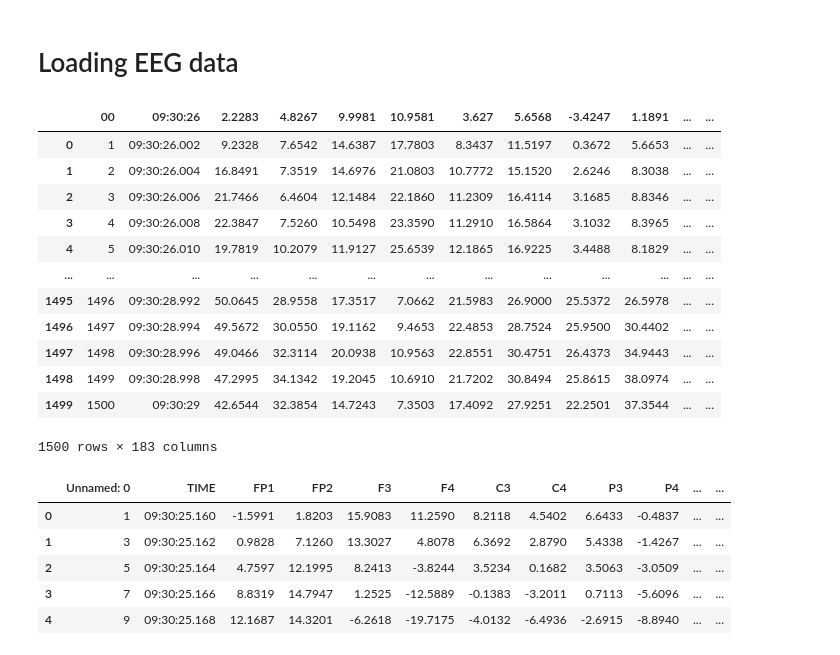
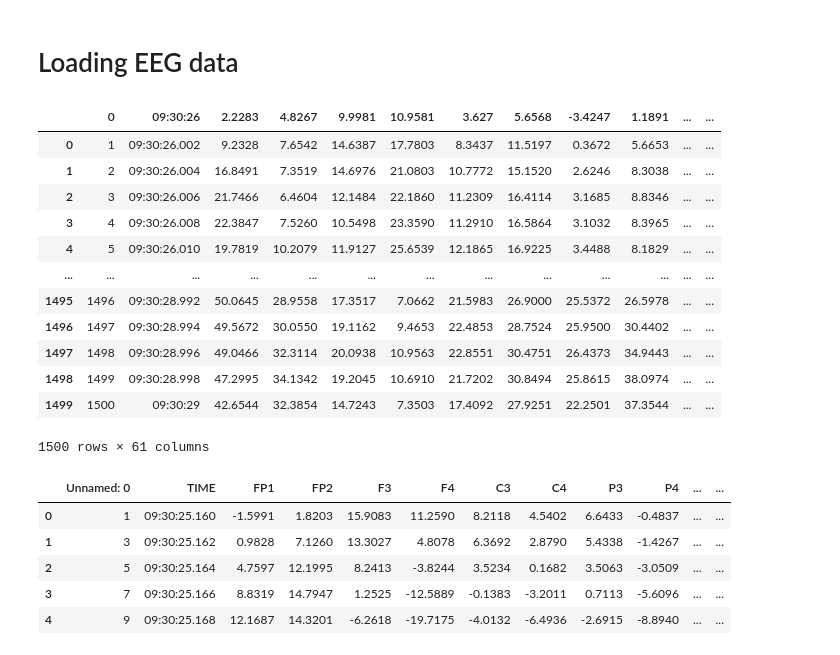
Before and after one commit to VakhromeevaKate/parkinson-disease-eeg, a Jupyter notebook: ParkinsonEEGDetection.ipynb, the cells around one changed output. Drawn from its saved outputs; the diff is of its cells as text; code cells hidden in the pictures.

```diff
--- a/ParkinsonEEGDetection.ipynb
+++ b/ParkinsonEEGDetection.ipynb
@@ -100,22 +100,22 @@ df1 = pd.read_csv(path + 'task_1.txt')
 df2 = pd.read_csv(path + 'task_2.txt')
 df3 = pd.read_csv(path + 'task_3.txt')
 # df = df1.join(df2).join(df3)
-# %%
-df
-# %% [output]
-|  | 00 | 09:30:26 | 2.2283 | 4.8267 | 9.9981 | 10.9581 | 3.627 | 5.6568 | -3.4247 | 1.1891 | ... | ... |
-| 0 | 1 | 09:30:26.002 | 9.2328 | 7.6542 | 14.6387 | 17.7803 | 8.3437 | 11.5197 | 0.3672 | 5.6653 | ... | ... |
-| 1 | 2 | 09:30:26.004 | 16.8491 | 7.3519 | 14.6976 | 21.0803 | 10.7772 | 15.1520 | 2.6246 | 8.3038 | ... | ... |
-| 2 | 3 | 09:30:26.006 | 21.7466 | 6.4604 | 12.1484 | 22.1860 | 11.2309 | 16.4114 | 3.1685 | 8.8346 | ... | ... |
-| 3 | 4 | 09:30:26.008 | 22.3847 | 7.5260 | 10.5498 | 23.3590 | 11.2910 | 16.5864 | 3.1032 | 8.3965 | ... | ... |
-| 4 | 5 | 09:30:26.010 | 19.7819 | 10.2079 | 11.9127 | 25.6539 | 12.1865 | 16.9225 | 3.4488 | 8.1829 | ... | ... |
-| ... | ... | ... | ... | ... | ... | ... | ... | ... | ... | ... | ... | ... |
-| 1495 | 1496 | 09:30:28.992 | 50.0645 | 28.9558 | 17.3517 | 7.0662 | 21.5983 | 26.9000 | 25.5372 | 26.5978 | ... | ... |
-| 1496 | 1497 | 09:30:28.994 | 49.5672 | 30.0550 | 19.1162 | 9.4653 | 22.4853 | 28.7524 | 25.9500 | 30.4402 | ... | ... |
-| 1497 | 1498 | 09:30:28.996 | 49.0466 | 32.3114 | 20.0938 | 10.9563 | 22.8551 | 30.4751 | 26.4373 | 34.9443 | ... | ... |
-| 1498 | 1499 | 09:30:28.998 | 47.2995 | 34.1342 | 19.2045 | 10.6910 | 21.7202 | 30.8494 | 25.8615 | 38.0974 | ... | ... |
-| 1499 | 1500 | 09:30:29 | 42.6544 | 32.3854 | 14.7243 | 7.3503 | 17.4092 | 27.9251 | 22.2501 | 37.3544 | ... | ... |
-1500 rows × 183 columns
+# %%
+df1
+# %% [output]
+|  | 0 | 09:30:26 | 2.2283 | 4.8267 | 9.9981 | 10.9581 | 3.627 | 5.6568 | -3.4247 | 1.1891 | ... | ... |
+| 0 | 1 | 09:30:26.002 | 9.2328 | 7.6542 | 14.6387 | 17.7803 | 8.3437 | 11.5197 | 0.3672 | 5.6653 | ... | ... |
+| 1 | 2 | 09:30:26.004 | 16.8491 | 7.3519 | 14.6976 | 21.0803 | 10.7772 | 15.1520 | 2.6246 | 8.3038 | ... | ... |
+| 2 | 3 | 09:30:26.006 | 21.7466 | 6.4604 | 12.1484 | 22.1860 | 11.2309 | 16.4114 | 3.1685 | 8.8346 | ... | ... |
+| 3 | 4 | 09:30:26.008 | 22.3847 | 7.5260 | 10.5498 | 23.3590 | 11.2910 | 16.5864 | 3.1032 | 8.3965 | ... | ... |
+| 4 | 5 | 09:30:26.010 | 19.7819 | 10.2079 | 11.9127 | 25.6539 | 12.1865 | 16.9225 | 3.4488 | 8.1829 | ... | ... |
+| ... | ... | ... | ... | ... | ... | ... | ... | ... | ... | ... | ... | ... |
+| 1495 | 1496 | 09:30:28.992 | 50.0645 | 28.9558 | 17.3517 | 7.0662 | 21.5983 | 26.9000 | 25.5372 | 26.5978 | ... | ... |
+| 1496 | 1497 | 09:30:28.994 | 49.5672 | 30.0550 | 19.1162 | 9.4653 | 22.4853 | 28.7524 | 25.9500 | 30.4402 | ... | ... |
+| 1497 | 1498 | 09:30:28.996 | 49.0466 | 32.3114 | 20.0938 | 10.9563 | 22.8551 | 30.4751 | 26.4373 | 34.9443 | ... | ... |
+| 1498 | 1499 | 09:30:28.998 | 47.2995 | 34.1342 | 19.2045 | 10.6910 | 21.7202 | 30.8494 | 25.8615 | 38.0974 | ... | ... |
+| 1499 | 1500 | 09:30:29 | 42.6544 | 32.3854 | 14.7243 | 7.3503 | 17.4092 | 27.9251 | 22.2501 | 37.3544 | ... | ... |
+1500 rows × 61 columns
 # %%
 path = '/Users/evakhromeeva/Projects/parkinson-disease-eeg/data/preprocessed/'
 
```
Also changed, not shown: parts of 8 cells of this notebook.
